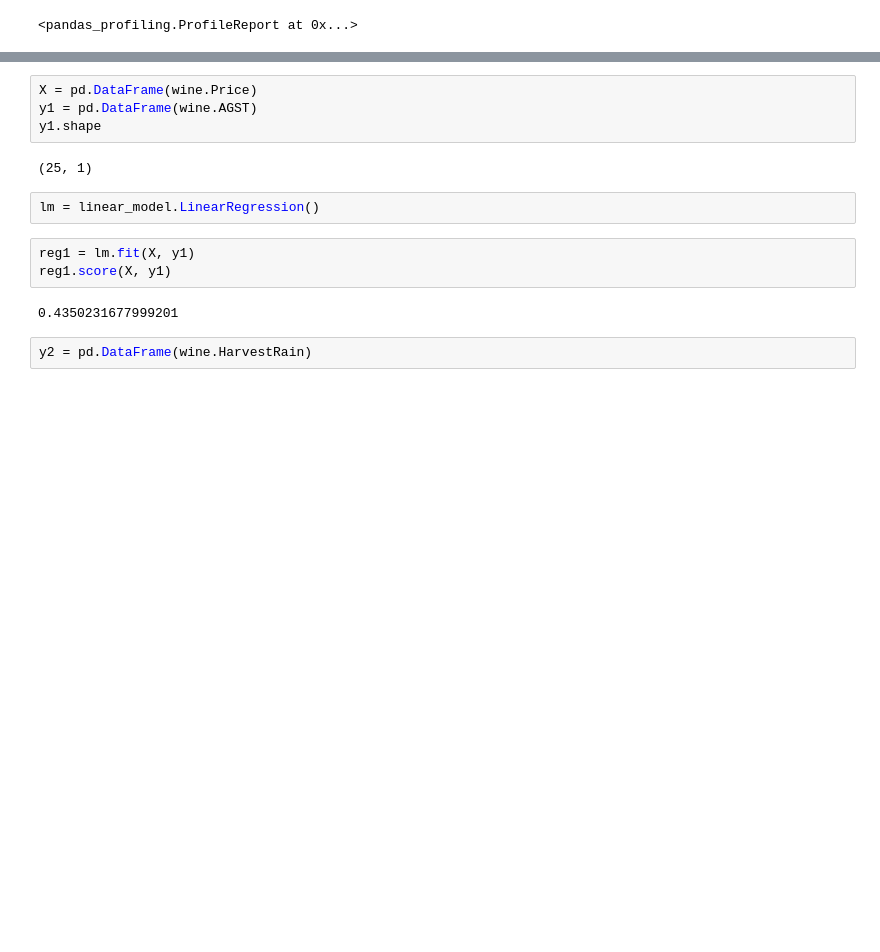
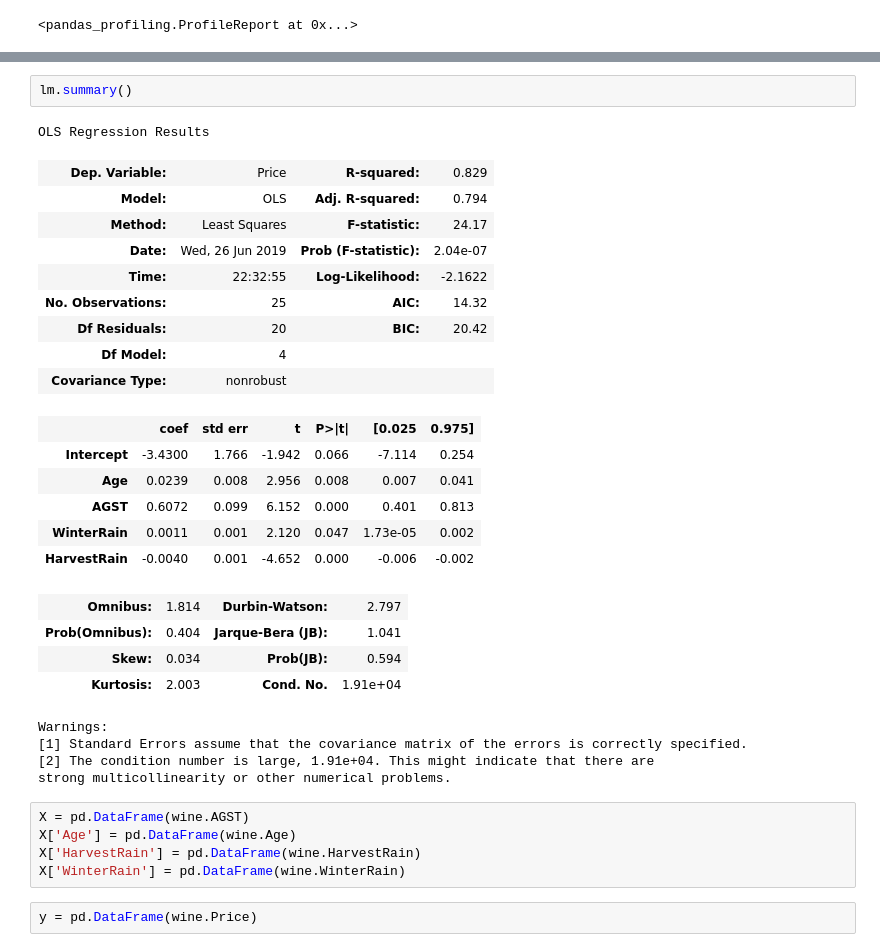
Before and after one commit to atheesh1998/Analytics-Edge, a Jupyter notebook: 2. Linear Regression/1. Wine Quality.ipynb, the cells around one changed output, grey strips where cells are left out. Cells and saved outputs as stored; diff of their text form; blank space fills up the shorter version.

```diff
--- a/2. Linear Regression/1. Wine Quality.ipynb
+++ b/2. Linear Regression/1. Wine Quality.ipynb
@@ -20,15 +61,34 @@ wine_test.head()
+# %%
+lm.summary()
+# %% [output]
+OLS Regression Results
+| Dep. Variable: | Price | R-squared: | 0.829 |
+| Model: | OLS | Adj. R-squared: | 0.794 |
+| Method: | Least Squares | F-statistic: | 24.17 |
+| Date: | Wed, 26 Jun 2019 | Prob (F-statistic): | 2.04e-07 |
+| Time: | 22:32:55 | Log-Likelihood: | -2.1622 |
+| No. Observations: | 25 | AIC: | 14.32 |
+| Df Residuals: | 20 | BIC: | 20.42 |
+| Df Model: | 4 |  |  |
+| Covariance Type: | nonrobust |  |  |
+|  | coef | std err | t | P>|t| | [0.025 | 0.975] |
+| Intercept | -3.4300 | 1.766 | -1.942 | 0.066 | -7.114 | 0.254 |
+| Age | 0.0239 | 0.008 | 2.956 | 0.008 | 0.007 | 0.041 |
+| AGST | 0.6072 | 0.099 | 6.152 | 0.000 | 0.401 | 0.813 |
+| WinterRain | 0.0011 | 0.001 | 2.120 | 0.047 | 1.73e-05 | 0.002 |
+| HarvestRain | -0.0040 | 0.001 | -4.652 | 0.000 | -0.006 | -0.002 |
+| Omnibus: | 1.814 | Durbin-Watson: | 2.797 |
+| Prob(Omnibus): | 0.404 | Jarque-Bera (JB): | 1.041 |
+| Skew: | 0.034 | Prob(JB): | 0.594 |
+| Kurtosis: | 2.003 | Cond. No. | 1.91e+04 |
+Warnings:
+[1] Standard Errors assume that the covariance matrix of the errors is correctly specified.
+[2] The condition number is large, 1.91e+04. This might indicate that there are
+strong multicollinearity or other numerical problems.
+# %%
+X = pd.DataFrame(wine.AGST)
+X['Age'] = pd.DataFrame(wine.Age)
+X['HarvestRain'] = pd.DataFrame(wine.HarvestRain)
+X['WinterRain'] = pd.DataFrame(wine.WinterRain)
 # %%
-X = pd.DataFrame(wine.Price)
-y1 = pd.DataFrame(wine.AGST)
-y1.shape
+y = pd.DataFrame(wine.Price)
-# %% [output]
-(25, 1)
-# %%
-lm = linear_model.LinearRegression()
-# %%
-reg1 = lm.fit(X, y1)
-reg1.score(X, y1)
-# %% [output]
-0.4350231677999201
-# %%
-y2 = pd.DataFrame(wine.HarvestRain)
```
Also changed, not shown: parts of 33 cells of this notebook.
